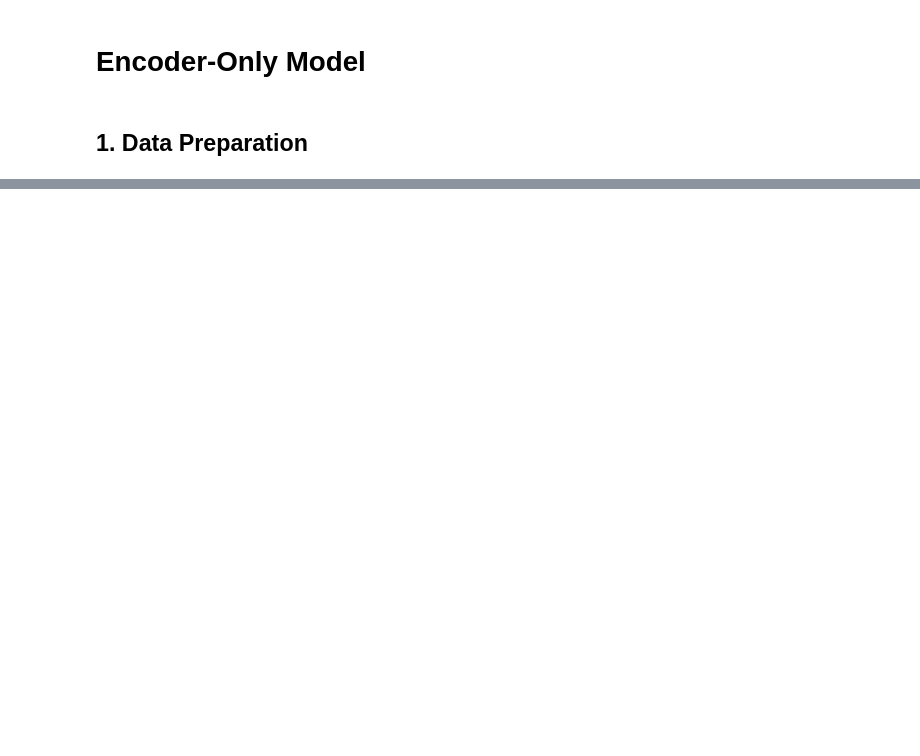
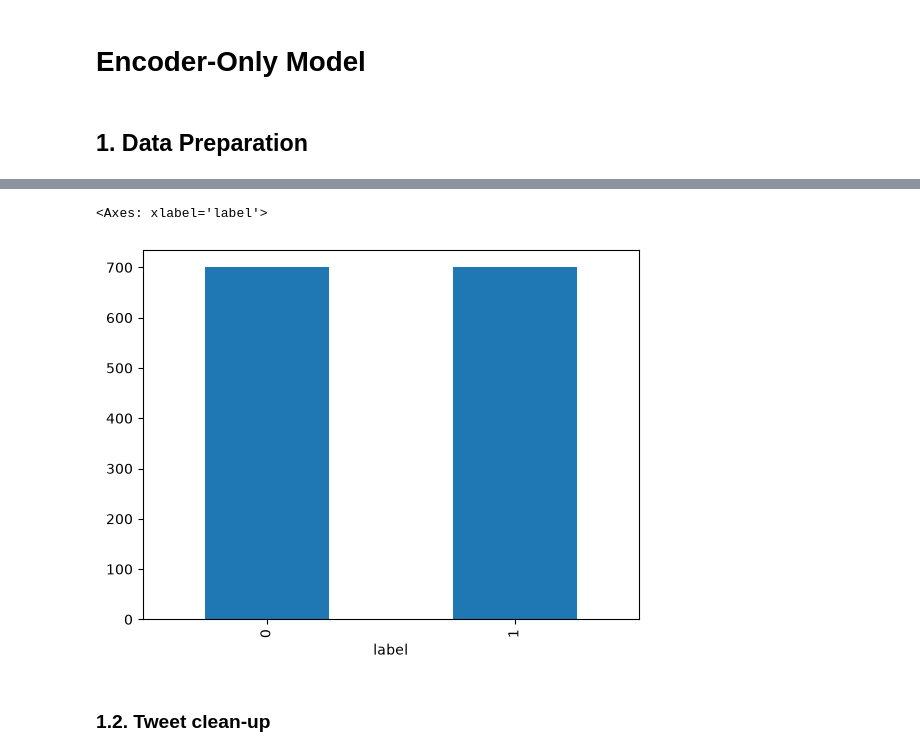
Before and after one commit to calogero-forte/hate_speech_detection, a Jupyter notebook: encoder_only_model.ipynb, the cells around one changed output, grey strips where cells are left out. Saved outputs shown, nothing was run; the diff lists cells and outputs as text; code cells hidden in the pictures; blank space fills up the shorter version.

```diff
--- a/encoder_only_model.ipynb
+++ b/encoder_only_model.ipynb
@@ -31,0 +74,8 @@ test_df
+# %%
+# 3.2 Look graphically to the balancing of the classes in test set
+test_politics_df.groupby(['label']).size().plot.bar()
+# %% [output]
+<Axes: xlabel='label'>
+[figure, added]
+# %% [markdown]
+### 1.2. Tweet clean-up
```
Also changed, not shown: parts of 19 cells of this notebook, 2 other files.
